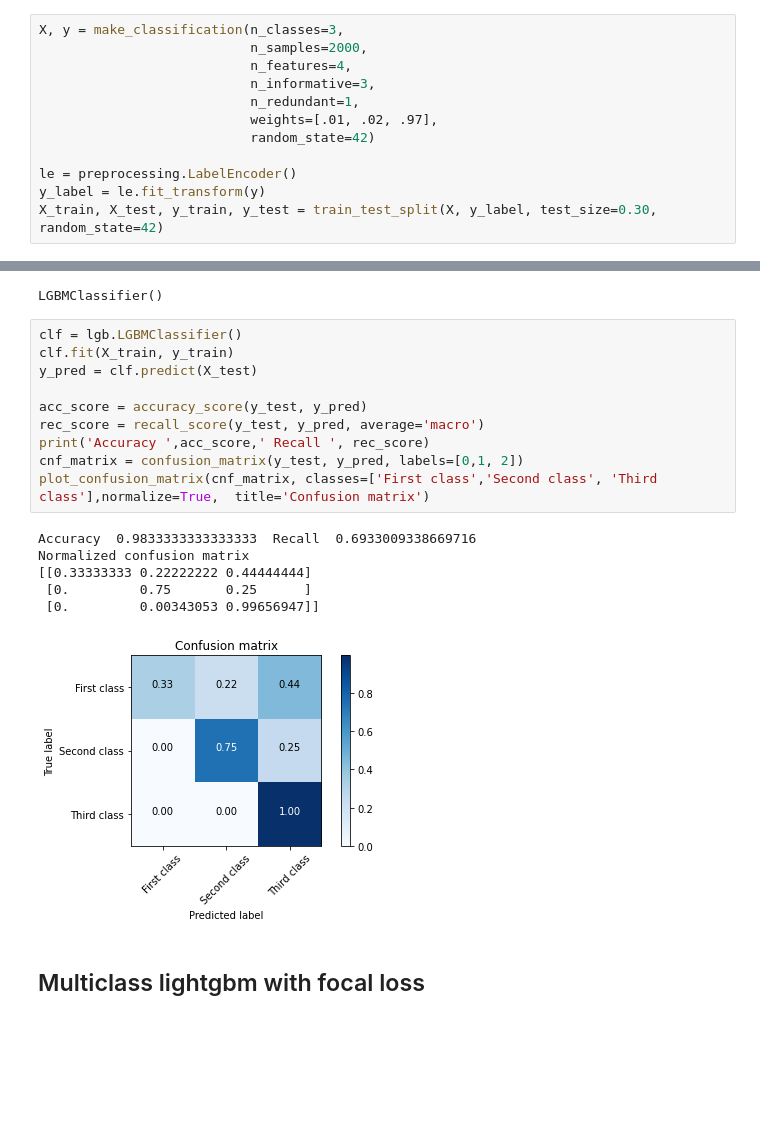
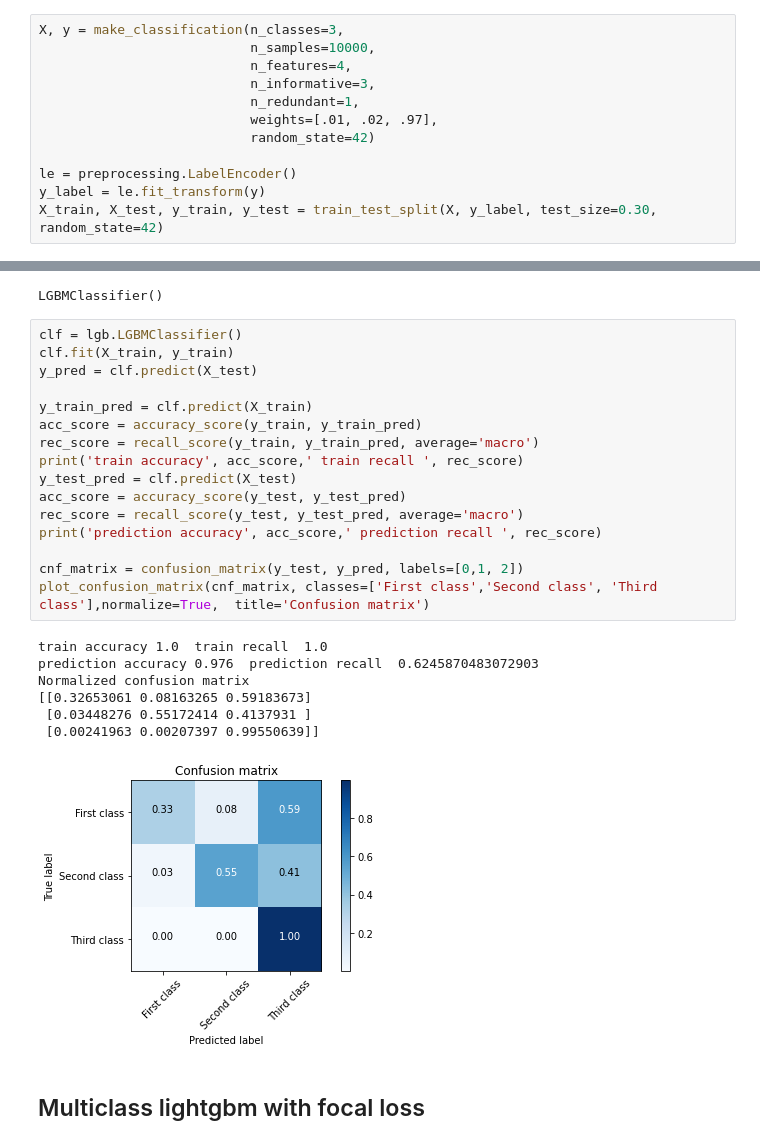
Before and after one commit to lucacarniato/multi-class-lightgbm-with-focal-loss, a Jupyter notebook: ComparingLightGBMClassifiers.ipynb, the cells around one changed output, grey strips where cells are left out. Drawn from its saved outputs; the diff is of its cells as text; blank space fills up the shorter version.

```diff
--- a/ComparingLightGBMClassifiers.ipynb
+++ b/ComparingLightGBMClassifiers.ipynb
@@ -41,7 +43,7 @@ def plot_confusion_matrix(cm, classes, normalize=False, title='Confusion matrix'
     plt.xlabel('Predicted label')
 # %%
 X, y = make_classification(n_classes=3,
-                           n_samples=2000,
+                           n_samples=10000,
                            n_features=4,
                            n_informative=3,
                            n_redundant=1,
@@ -61,20 +63,27 @@ LGBMClassifier()
 # %%
 clf = lgb.LGBMClassifier()
 clf.fit(X_train, y_train)
 y_pred = clf.predict(X_test)
 
-acc_score = accuracy_score(y_test, y_pred)
-rec_score = recall_score(y_test, y_pred, average='macro')
-print('Accuracy ',acc_score,' Recall ', rec_score)
+y_train_pred = clf.predict(X_train)
+acc_score = accuracy_score(y_train, y_train_pred)
+rec_score = recall_score(y_train, y_train_pred, average='macro')
+print('train accuracy', acc_score,' train recall ', rec_score)
+y_test_pred = clf.predict(X_test)
+acc_score = accuracy_score(y_test, y_test_pred)
+rec_score = recall_score(y_test, y_test_pred, average='macro')
+print('prediction accuracy', acc_score,' prediction recall ', rec_score)
+
 cnf_matrix = confusion_matrix(y_test, y_pred, labels=[0,1, 2])
 plot_confusion_matrix(cnf_matrix, classes=['First class','Second class', 'Third class'],normalize=True,  title='Confusion matrix')
 # %% [output]
-Accuracy  0.9833333333333333  Recall  0.6933009338669716
+train accuracy 1.0  train recall  1.0
+prediction accuracy 0.976  prediction recall  0.6245870483072903
 Normalized confusion matrix
-[[0.33333333 0.22222222 0.44444444]
- [0.         0.75       0.25      ]
- [0.         0.00343053 0.99656947]]
+[[0.32653061 0.08163265 0.59183673]
+ [0.03448276 0.55172414 0.4137931 ]
+ [0.00241963 0.00207397 0.99550639]]
-[figure, old version]
+[figure, new version]
 # %% [markdown]
 ## Multiclass lightgbm with focal loss
 # %%
```
Also changed, not shown: parts of 2 cells of this notebook, 2 other files.
